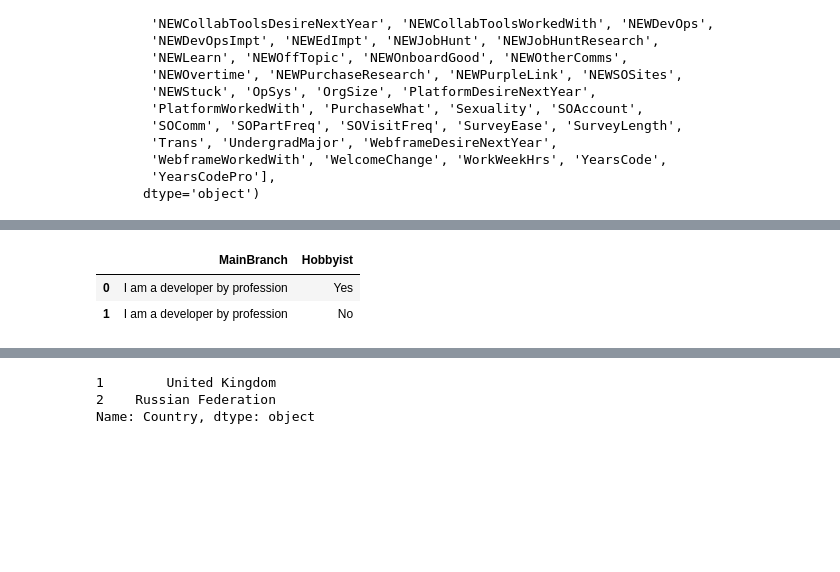
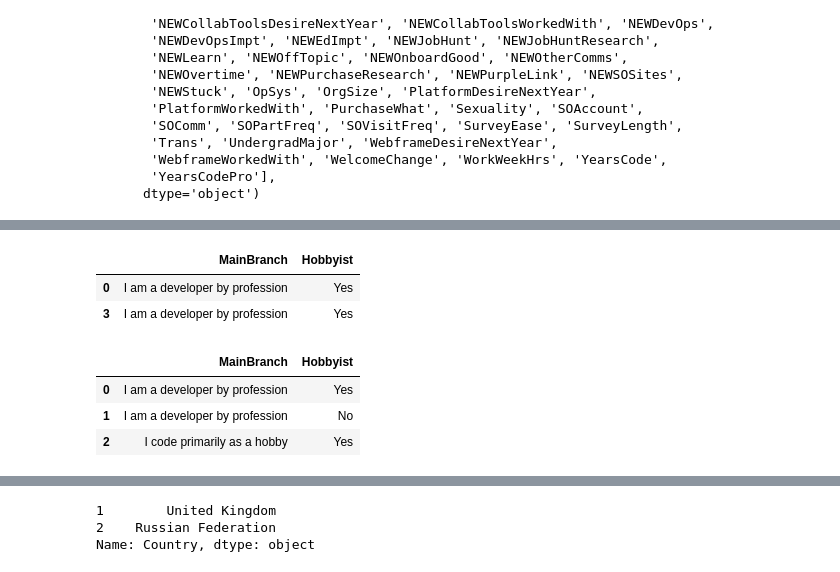
Before and after one commit to SenthilKumar009/Machine-Learning-Projects, a Jupyter notebook: Beginner/Pandas/Pandas_Complete_Course.ipynb, the cells around one changed output, grey strips where cells are left out. Saved outputs shown, nothing was run; the diff lists cells and outputs as text; code cells hidden in the pictures; blank space fills up the shorter version.

```diff
--- a/Beginner/Pandas/Pandas_Complete_Course.ipynb
+++ b/Beginner/Pandas/Pandas_Complete_Course.ipynb
@@ -152,10 +176,17 @@ df.iloc[[0,2]]
 # %%
 # To select the row and column from the dataset using iloc method
-df.iloc[[0,1], [1,2]]
+df.iloc[[0,3], [1,2]]
 # %% [output]
 |  | MainBranch | Hobbyist |
 | 0 | I am a developer by profession | Yes |
-| 1 | I am a developer by profession | No |
+| 3 | I am a developer by profession | Yes |
+# %%
+df.iloc[0:3, 1:3]
+# %% [output]
+|  | MainBranch | Hobbyist |
+| 0 | I am a developer by profession | Yes |
+| 1 | I am a developer by profession | No |
+| 2 | I code primarily as a hobby | Yes |
 # %%
 # 2. loc -> to select the records based on the index
 df.loc[[1,2]]
```
Also changed, not shown: parts of 6 cells of this notebook, 5 other files.
